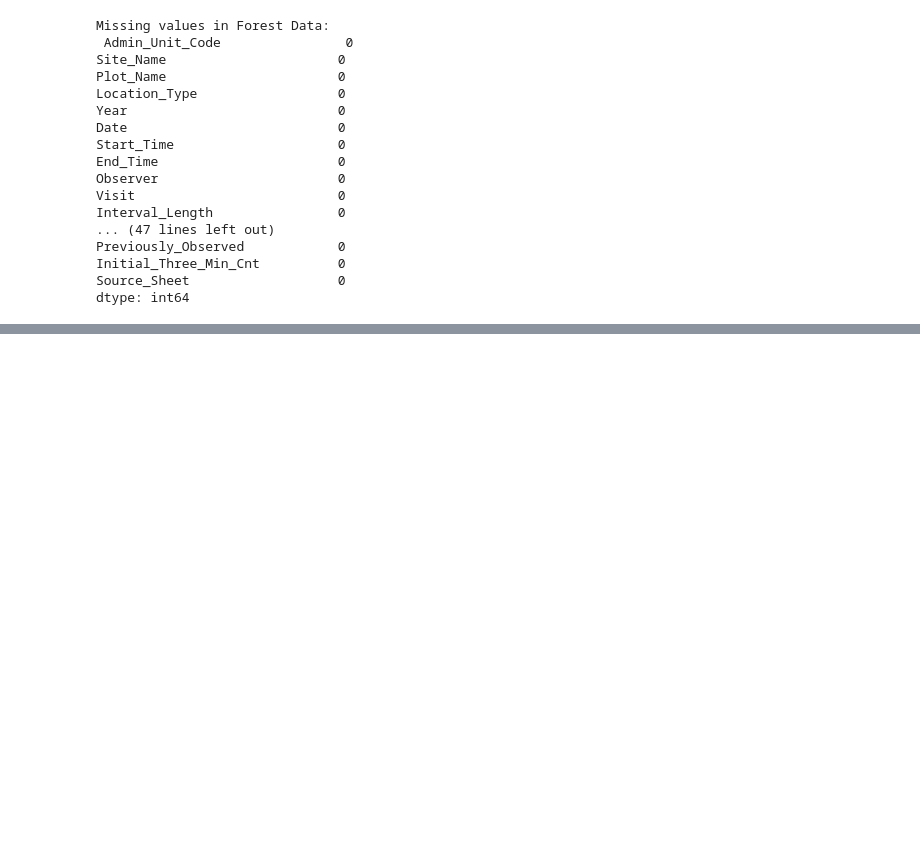
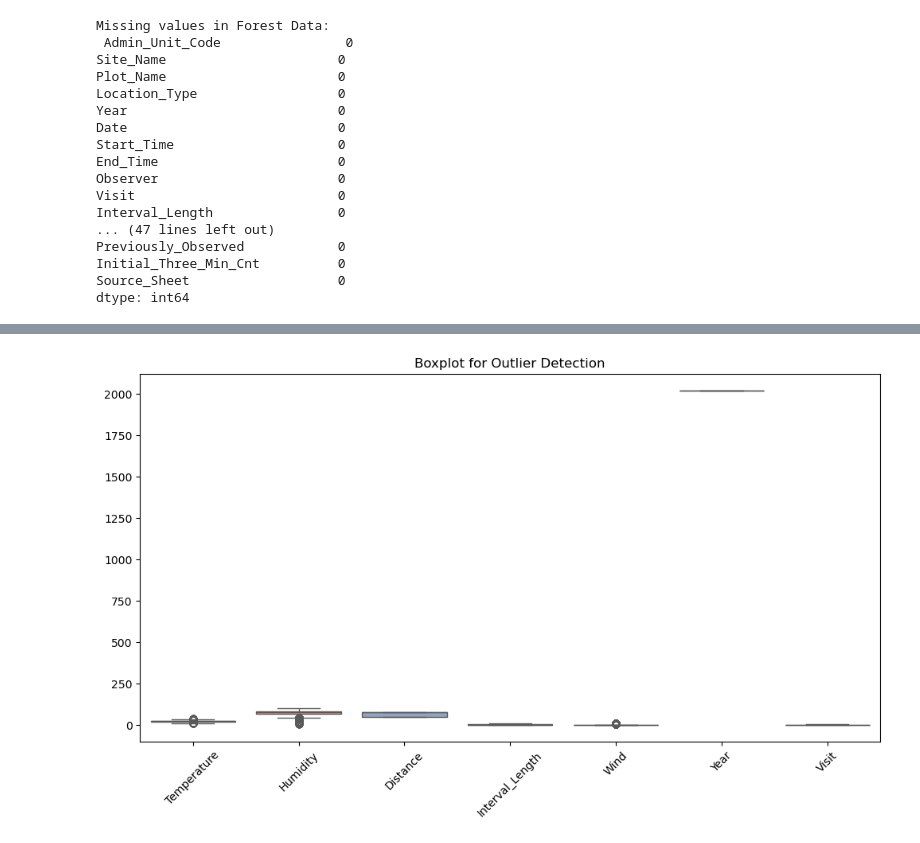
Before and after one commit to AnushkaMishra29/BirdSpeciesAnalysis, a Jupyter notebook: BirdSpecies_DataPreprocessing.ipynb, the cells around one changed output, grey strips where cells are left out. Saved outputs shown, nothing was run; the diff lists cells and outputs as text; code cells hidden in the pictures; blank space fills up the shorter version.

```diff
--- a/BirdSpecies_DataPreprocessing.ipynb
+++ b/BirdSpecies_DataPreprocessing.ipynb
@@ -197,0 +248,3 @@ dtype: int64
+# %%
+merged_df = pd.read_excel("Merged_Bird_Data.xlsx")
+print("Merged DataFrame head:\n", merged_df.head(5), "\n")
@@ -197,0 +302,8 @@ dtype: int64
+# %%
+plt.figure(figsize=(12, 6))
+sns.boxplot(data=merged_df[num_features], palette="Set2")
+plt.xticks(rotation=45)
+plt.title("Boxplot for Outlier Detection")
+plt.show()
+# %% [output]
+[figure, added]
```
Also changed, not shown: parts of 10 cells of this notebook, 2 other files.
